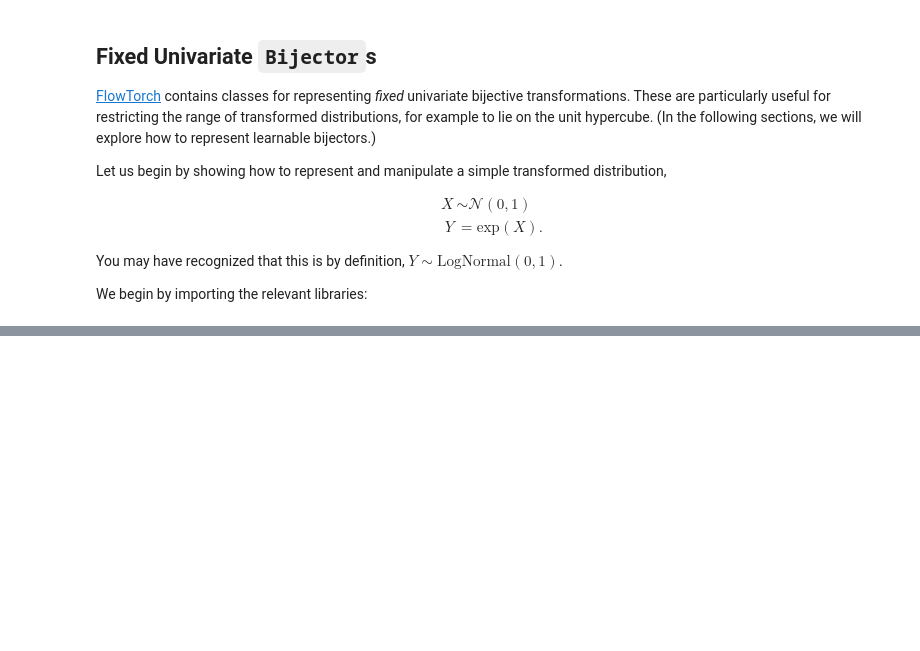
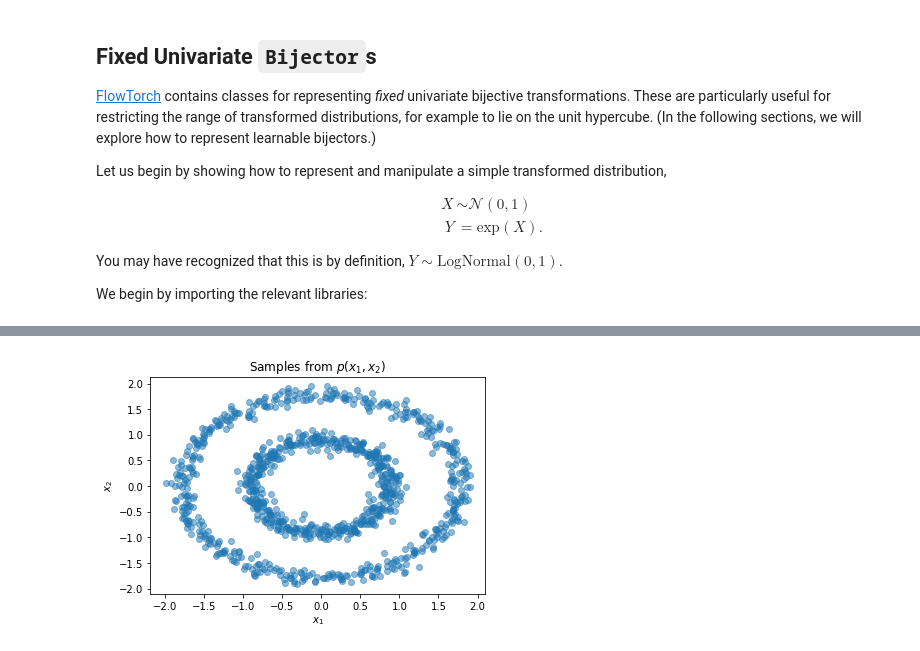
Before and after one commit to facebookincubator/flowtorch, a Jupyter notebook: flowtorch/tutorials/univariate_bijections.ipynb, the cells around one changed output, grey strips where cells are left out. Saved outputs shown, nothing was run; the diff lists cells and outputs as text; code cells hidden in the pictures; blank space fills up the shorter version.

```diff
--- a/flowtorch/tutorials/univariate_bijections.ipynb
+++ b/flowtorch/tutorials/univariate_bijections.ipynb
@@ -59,0 +124,16 @@ A variety of bijective transformations live in the `flowtorch.bijectors` module,
+# %%
+import numpy as np
+from sklearn import datasets
+from sklearn.preprocessing import StandardScaler
+
+n_samples = 1000
+X, y = datasets.make_circles(n_samples=n_samples, factor=0.5, noise=0.05)
+X = torch.Tensor(StandardScaler().fit_transform(X))
+
+plt.title(r'Samples from $p(x_1,x_2)$')
+plt.xlabel(r'$x_1$')
+plt.ylabel(r'$x_2$')
+plt.scatter(X[:,0], X[:,1], alpha=0.5)
+plt.show()
+# %% [output]
+[figure, added]
```
Also changed, not shown: parts of 21 cells of this notebook.
